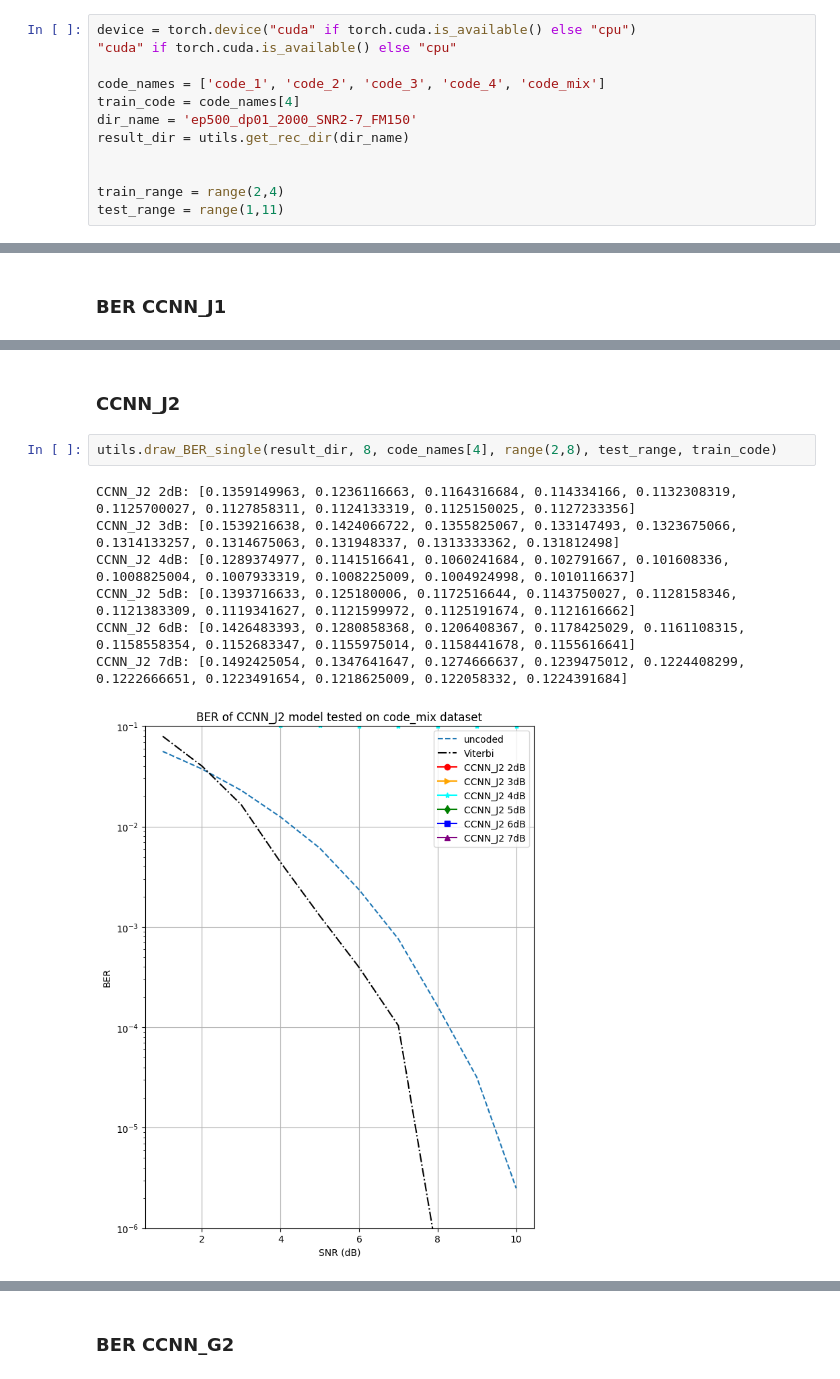
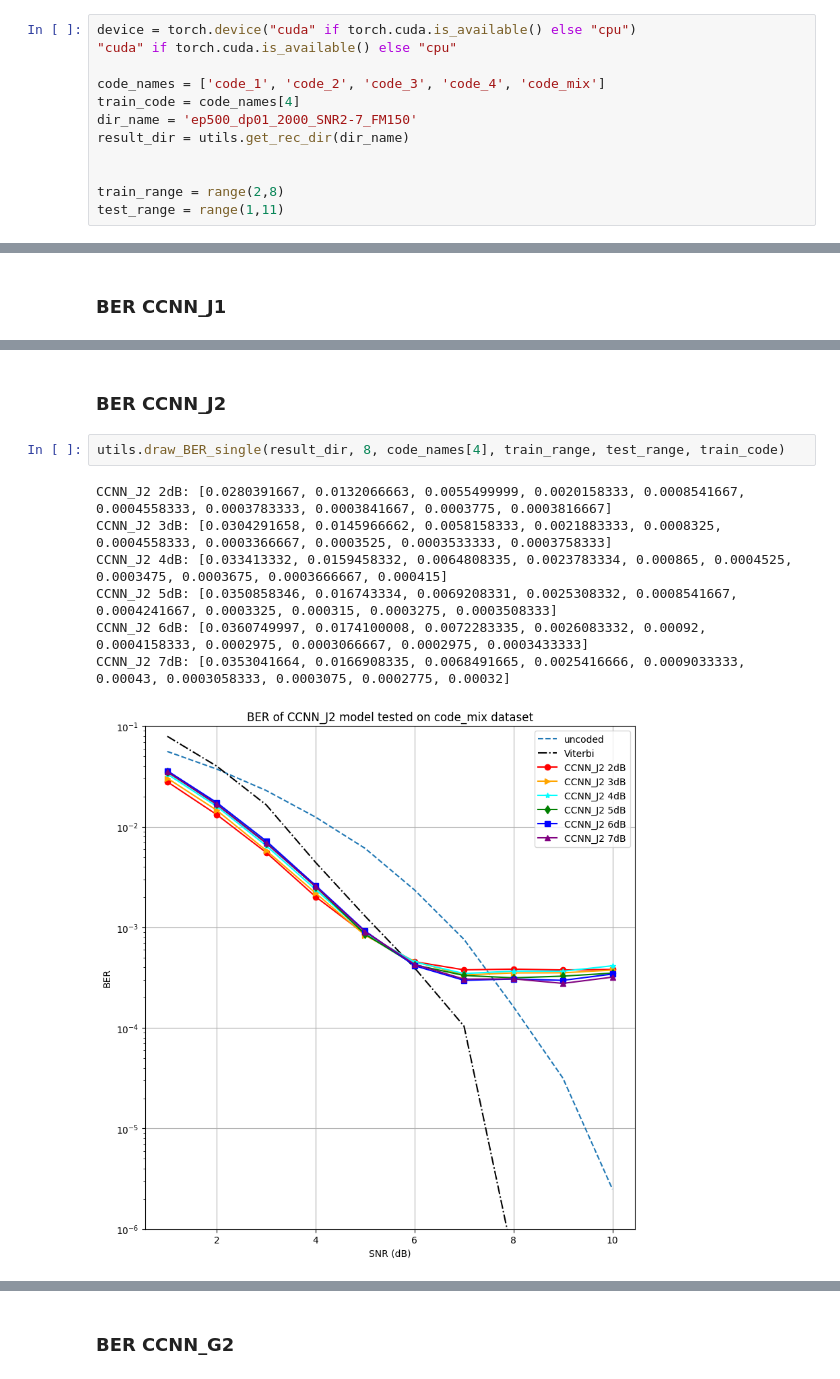
Before and after one commit to jxyang777/Conditional_CNN_Decoder, a Jupyter notebook: draw.ipynb, the cells around one changed output, grey strips where cells are left out. Cells and saved outputs as stored; diff of their text form.

```diff
--- a/draw.ipynb
+++ b/draw.ipynb
@@ -14,7 +17,7 @@ dir_name = 'ep500_dp01_2000_SNR2-7_FM150'
 result_dir = utils.get_rec_dir(dir_name)
 
 
-train_range = range(2,4)
+train_range = range(2,8)
 test_range = range(1,11)
 # %% [markdown]
 ## ACC table
@@ -63,13 +66,13 @@ CCNN_J1 7dB: [0.1484375, 0.1344291717, 0.1270000041, 0.1242674962, 0.1226266697,
 # %% [markdown]
-### CCNN_J2
+### BER CCNN_J2
 # %%
-utils.draw_BER_single(result_dir, 8, code_names[4], range(2,8), test_range, train_code)
+utils.draw_BER_single(result_dir, 8, code_names[4], train_range, test_range, train_code)
 # %% [output]
-CCNN_J2 2dB: [0.1359149963, 0.1236116663, 0.1164316684, 0.114334166, 0.1132308319, 0.1125700027, 0.1127858311, 0.1124133319, 0.1125150025, 0.1127233356]
-CCNN_J2 3dB: [0.1539216638, 0.1424066722, 0.1355825067, 0.133147493, 0.1323675066, 0.1314133257, 0.1314675063, 0.131948337, 0.1313333362, 0.131812498]
-CCNN_J2 4dB: [0.1289374977, 0.1141516641, 0.1060241684, 0.102791667, 0.101608336, 0.1008825004, 0.1007933319, 0.1008225009, 0.1004924998, 0.1010116637]
-CCNN_J2 5dB: [0.1393716633, 0.125180006, 0.1172516644, 0.1143750027, 0.1128158346, 0.1121383309, 0.1119341627, 0.1121599972, 0.1125191674, 0.1121616662]
-CCNN_J2 6dB: [0.1426483393, 0.1280858368, 0.1206408367, 0.1178425029, 0.1161108315, 0.1158558354, 0.1152683347, 0.1155975014, 0.1158441678, 0.1155616641]
-CCNN_J2 7dB: [0.1492425054, 0.1347641647, 0.1274666637, 0.1239475012, 0.1224408299, 0.1222666651, 0.1223491654, 0.1218625009, 0.122058332, 0.1224391684]
+CCNN_J2 2dB: [0.0280391667, 0.0132066663, 0.0055499999, 0.0020158333, 0.0008541667, 0.0004558333, 0.0003783333, 0.0003841667, 0.0003775, 0.0003816667]
+CCNN_J2 3dB: [0.0304291658, 0.0145966662, 0.0058158333, 0.0021883333, 0.0008325, 0.0004558333, 0.0003366667, 0.0003525, 0.0003533333, 0.0003758333]
+CCNN_J2 4dB: [0.033413332, 0.0159458332, 0.0064808335, 0.0023783334, 0.000865, 0.0004525, 0.0003475, 0.0003675, 0.0003666667, 0.000415]
+CCNN_J2 5dB: [0.0350858346, 0.016743334, 0.0069208331, 0.0025308332, 0.0008541667, 0.0004241667, 0.0003325, 0.000315, 0.0003275, 0.0003508333]
+CCNN_J2 6dB: [0.0360749997, 0.0174100008, 0.0072283335, 0.0026083332, 0.00092, 0.0004158333, 0.0002975, 0.0003066667, 0.0002975, 0.0003433333]
+CCNN_J2 7dB: [0.0353041664, 0.0166908335, 0.0068491665, 0.0025416666, 0.0009033333, 0.00043, 0.0003058333, 0.0003075, 0.0002775, 0.00032]
-[figure, old version]
+[figure, new version]
 # %% [markdown]
```
Also changed, not shown: parts of 15 cells of this notebook.
